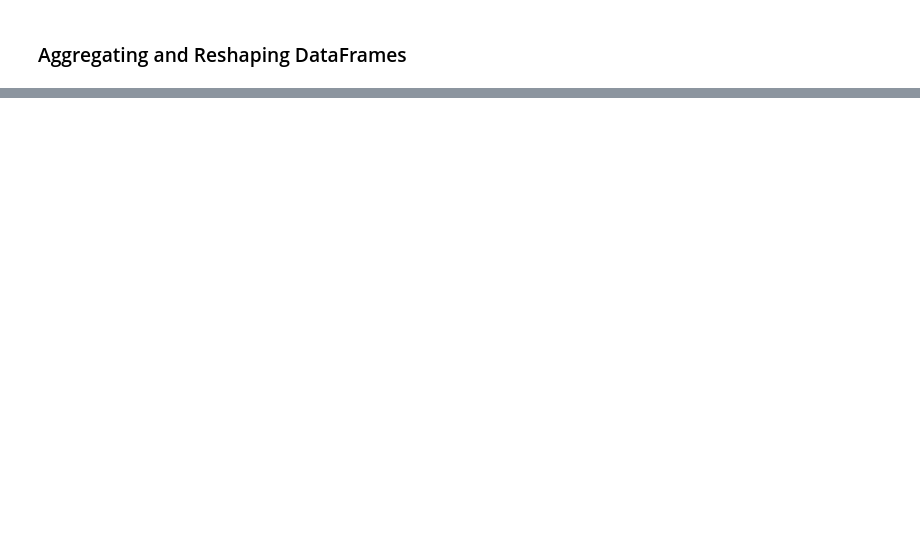
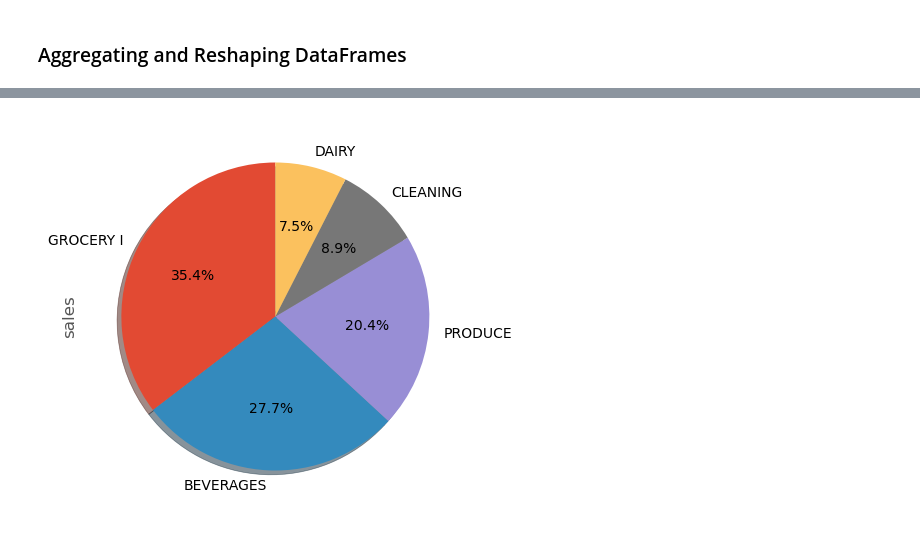
Before and after one commit to upadhyayap/pylearn, a Jupyter notebook: notebooks/datascience/pandas/dataframe.ipynb, the cells around one changed output, grey strips where cells are left out. Saved outputs shown, nothing was run; the diff lists cells and outputs as text; code cells hidden in the pictures; blank space fills up the shorter version.

```diff
--- a/notebooks/datascience/pandas/dataframe.ipynb
+++ b/notebooks/datascience/pandas/dataframe.ipynb
@@ -252,0 +394,20 @@ STORE_ID WEEK_NO
+# %%
+# pie chart
+# pie chart is used to show the proportion of the categories
+# compare the sales for store number 44 and 47
+# you need to specify kind=pie in the plot method
+# autopct='%1.1f%%' -> to show the percentage on the pie chart
+# shadow=True -> to add shadow to the pie chart
+# startangle=90 -> to rotate the pie chart
+# explode=(0.1, 0) -> to explode the first slice
+# transactions_df.query('store_nbr in @store_in_40s').dropna().groupby('store_nbr').agg(
+#     {'transactions': 'sum'}).sort_values(by='transactions', ascending=False).plot.pie(y='transactions',
+#                                                                                       autopct='%1.1f%%',
+#                                                                                         shadow=True,
+#                                                                                           startangle=90, legend=False, figsize=(10, 10))
+# find which family has the most sales out of beverages, alcohol, and grocery
+sales_3_df = sales_df.query('store_nbr in @store_in_40s').dropna().groupby('family').agg({'sales': 'sum'}).sort_values(
+    by='sales', ascending=False).iloc[0:5,:].plot.pie(y='sales',autopct='%1.1f%%',shadow=True,startangle=90, legend=False, figsize=(5, 5))
+#sales_3_df
+# %% [output]
+[figure, added]
```
Also changed, not shown: parts of 18 cells of this notebook, 2 other files.
